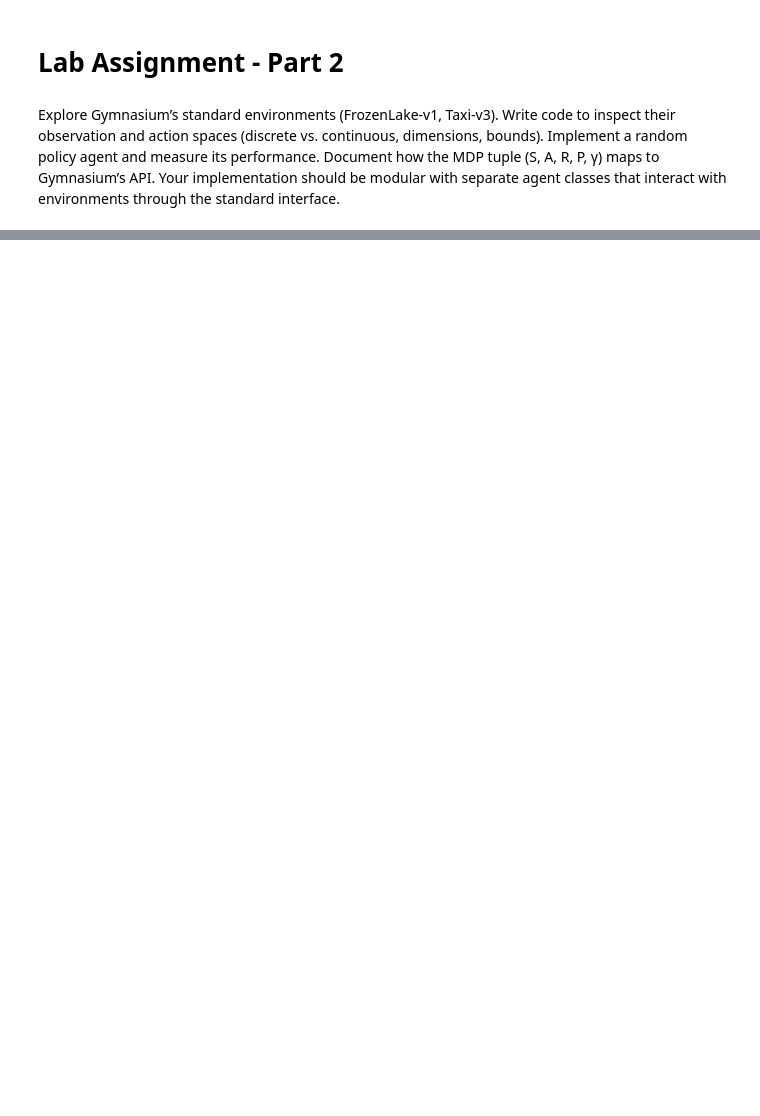
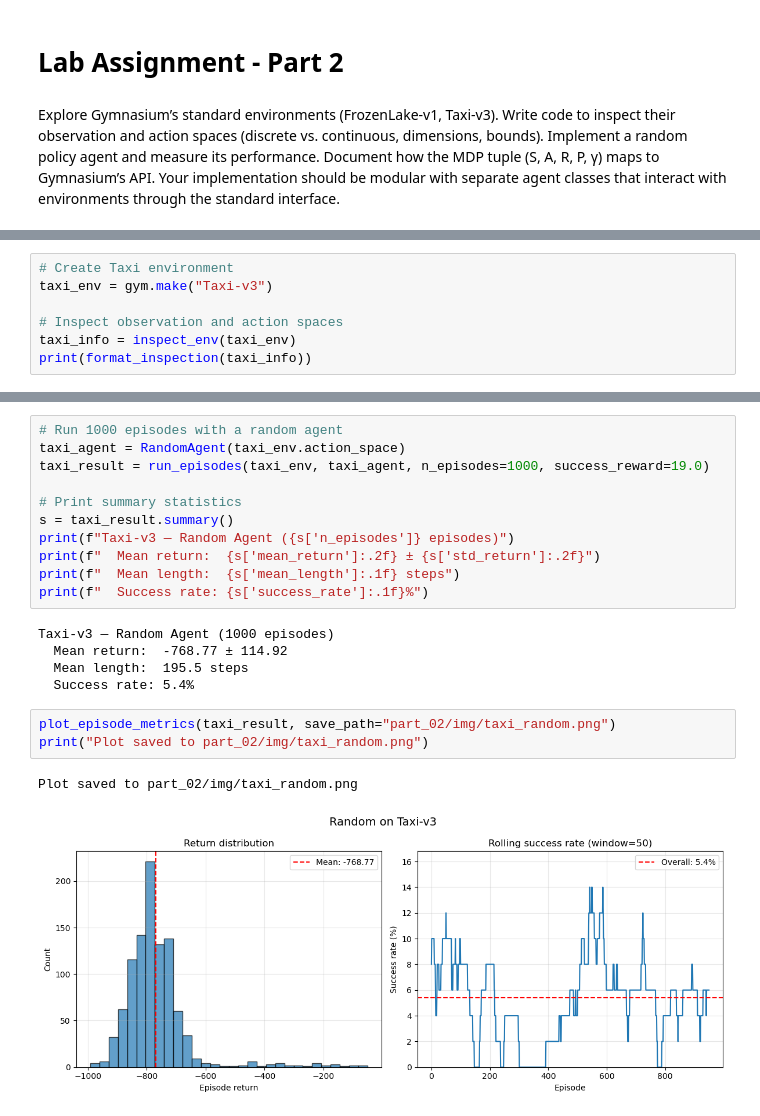
Before and after one commit to craig-rudman/MSDS684, a Jupyter notebook: W1/MSDS684_W1_Lab.ipynb, the cells around one changed output, grey strips where cells are left out. Drawn from its saved outputs; the diff is of its cells as text; blank space fills up the shorter version.

```diff
--- a/W1/MSDS684_W1_Lab.ipynb
+++ b/W1/MSDS684_W1_Lab.ipynb
@@ -126,0 +305,7 @@ Explore Gymnasium’s standard environments (FrozenLake-v1, Taxi-v3). Write code
+# %%
+# Create Taxi environment
+taxi_env = gym.make("Taxi-v3")
+
+# Inspect observation and action spaces
+taxi_info = inspect_env(taxi_env)
+print(format_inspection(taxi_info))
@@ -126,0 +353,22 @@ Explore Gymnasium’s standard environments (FrozenLake-v1, Taxi-v3). Write code
+# %%
+# Run 1000 episodes with a random agent
+taxi_agent = RandomAgent(taxi_env.action_space)
+taxi_result = run_episodes(taxi_env, taxi_agent, n_episodes=1000, success_reward=19.0)
+
+# Print summary statistics
+s = taxi_result.summary()
+print(f"Taxi-v3 — Random Agent ({s['n_episodes']} episodes)")
+print(f"  Mean return:  {s['mean_return']:.2f} ± {s['std_return']:.2f}")
+print(f"  Mean length:  {s['mean_length']:.1f} steps")
+print(f"  Success rate: {s['success_rate']:.1f}%")
+# %% [output]
+Taxi-v3 — Random Agent (1000 episodes)
+  Mean return:  -768.77 ± 114.92
+  Mean length:  195.5 steps
+  Success rate: 5.4%
+# %%
+plot_episode_metrics(taxi_result, save_path="part_02/img/taxi_random.png")
+print("Plot saved to part_02/img/taxi_random.png")
+# %% [output]
+Plot saved to part_02/img/taxi_random.png
+[figure, added]
```
Also changed, not shown: parts of 15 cells of this notebook, 7 other files.
